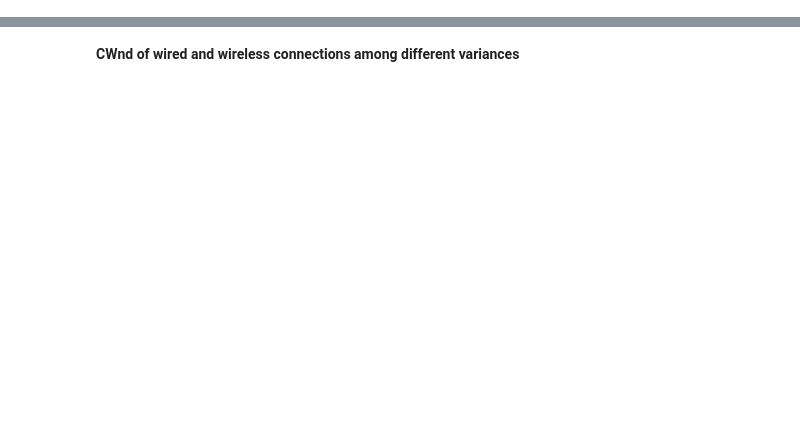
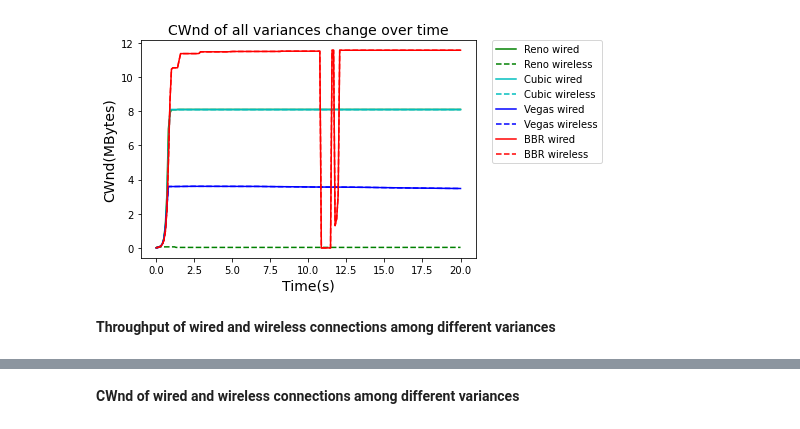
Before and after one commit to YangZiyi121/CS244_Assignment_2, a Jupyter notebook: TCP_throughput.ipynb, the cells around one changed output, grey strips where cells are left out. Drawn from its saved outputs; the diff is of its cells as text; code cells hidden in the pictures; blank space fills up the shorter version.

```diff
--- a/TCP_throughput.ipynb
+++ b/TCP_throughput.ipynb
@@ -40,0 +191,21 @@ plt.show()
+# %%
+plt.plot(time, cwnd_reno_wired, "g-", label = 'Reno wired')
+plt.plot(time, cwnd_reno_wireless, "g--", label = 'Reno wireless')
+plt.plot(time, cwnd_cubic_wired, "c-", label = 'Cubic wired')
+plt.plot(time, cwnd_cubic_wired, "c--", label = 'Cubic wireless')
+plt.plot(time, cwnd_vegas_wired, "b-", label = 'Vegas wired')
+plt.plot(time, cwnd_vegas_wired, "b--", label = 'Vegas wireless')
+plt.plot(time, cwnd_bbr_wired, "r-", label = 'BBR wired')
+plt.plot(time, cwnd_bbr_wired, "r--", label = 'BBR wireless')
+
+plt.title('CWnd of all variances change over time', fontsize=14)
+plt.xlabel('Time(s)', fontsize=14)
+plt.ylabel('CWnd(MBytes)', fontsize=14)
+
+plt.legend(loc=2, bbox_to_anchor=(1.05, 1.0), borderaxespad = 0.)
+#plt.grid(True)
+plt.show()
+# %% [output]
+[figure, added]
+# %% [markdown]
+**Throughput of wired and wireless connections among different variances**
```
Also changed, not shown: parts of 16 cells of this notebook, 19 other files.
